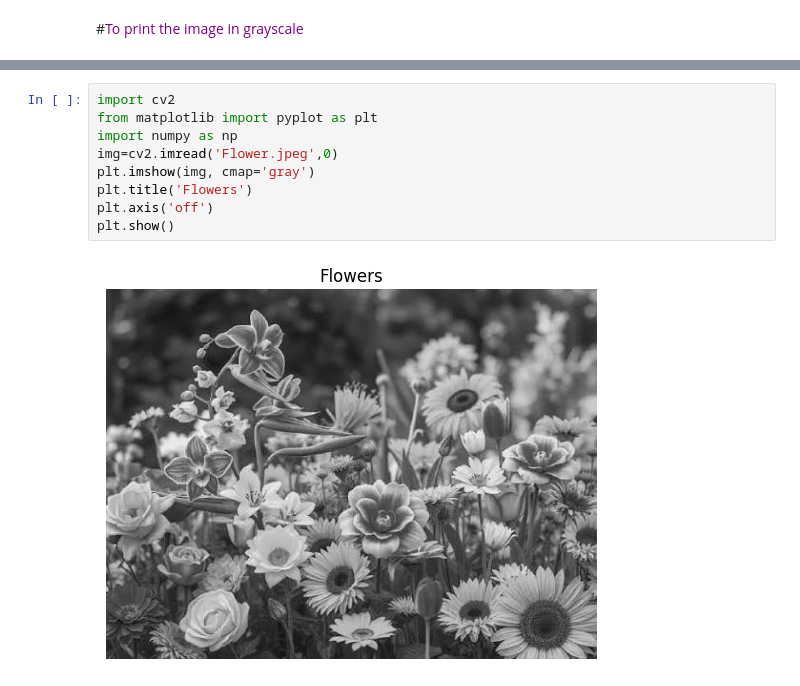
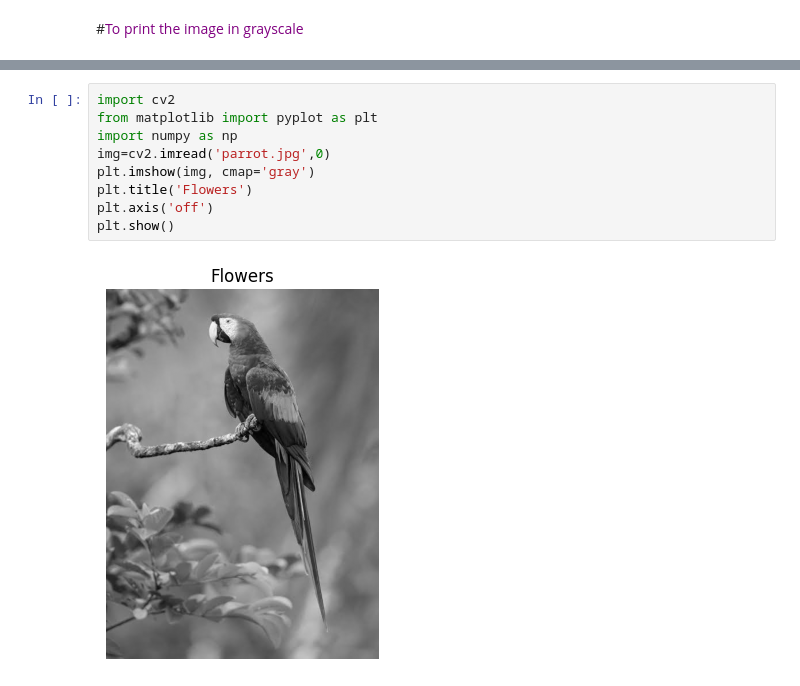
Before and after one commit to SettibathulaJyothi/Python-Aritificial-Intelligence-Code-417-Skill-Education-Class-10, a Jupyter notebook: OpenCV(Open-Source Computer Vision Library).ipynb, the cells around one changed output, grey strips where cells are left out. Cells and saved outputs as stored; diff of their text form.

```diff
--- a/OpenCV(Open-Source Computer Vision Library).ipynb
+++ b/OpenCV(Open-Source Computer Vision Library).ipynb
@@ -83,11 +83,11 @@ plt.show()
 # %%
 import cv2
 from matplotlib import pyplot as plt
 import numpy as np
-img=cv2.imread('Flower.jpeg',0)
+img=cv2.imread('parrot.jpg',0)
 plt.imshow(img, cmap='gray')
 plt.title('Flowers')
 plt.axis('off')
 plt.show()
 # %% [output]
-[figure, old version]
+[figure, new version]
```
Also changed, not shown: parts of 5 cells of this notebook.
